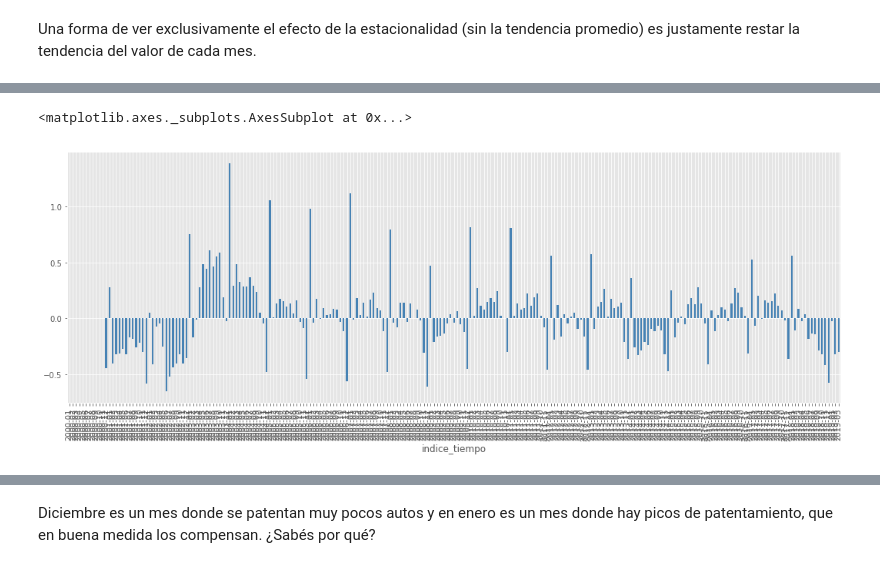
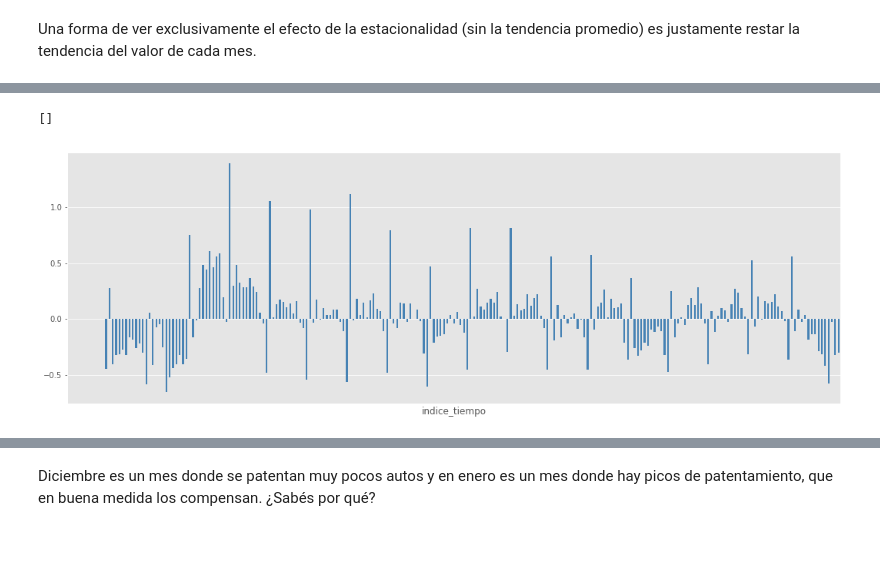
Before and after one commit to abenassi/analisis-datos-python, a Jupyter notebook: exploracion-general.ipynb, the cells around one changed output, grey strips where cells are left out. Cells and saved outputs as stored; diff of their text form; code cells hidden in the pictures; blank space fills up the shorter version.

```diff
--- a/exploracion-general.ipynb
+++ b/exploracion-general.ipynb
@@ -323,10 +342,10 @@ indice_tiempo
 2019-03-01   -0.298902
 Freq: MS, Length: 231, dtype: float64
 # %%
-est_sin_tendencia_pct.plot(figsize=(18,6), kind="bar", color="steelblue")
+est_sin_tendencia_pct.plot.bar(figsize=(18,6), color="steelblue").set_xticks([])
 # %% [output]
-<matplotlib.axes._subplots.AxesSubplot at 0x...>
+[]
-[figure, old version]
+[figure, new version]
 # %%
 # meses con picos de patentamientos
 est_sin_tendencia_pct[est_sin_tendencia_pct > 0.5]
```
Also changed, not shown: parts of 23 cells of this notebook.
